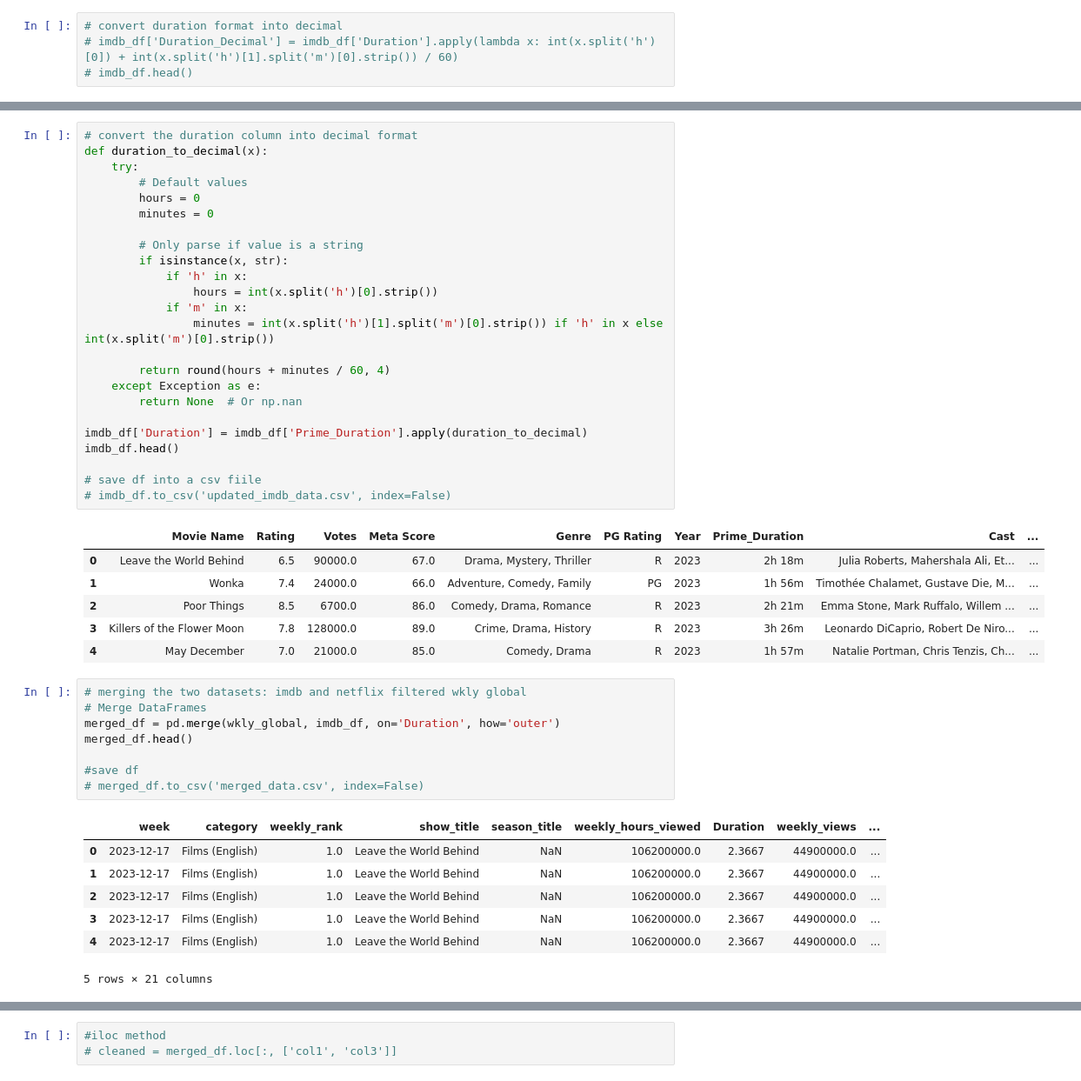
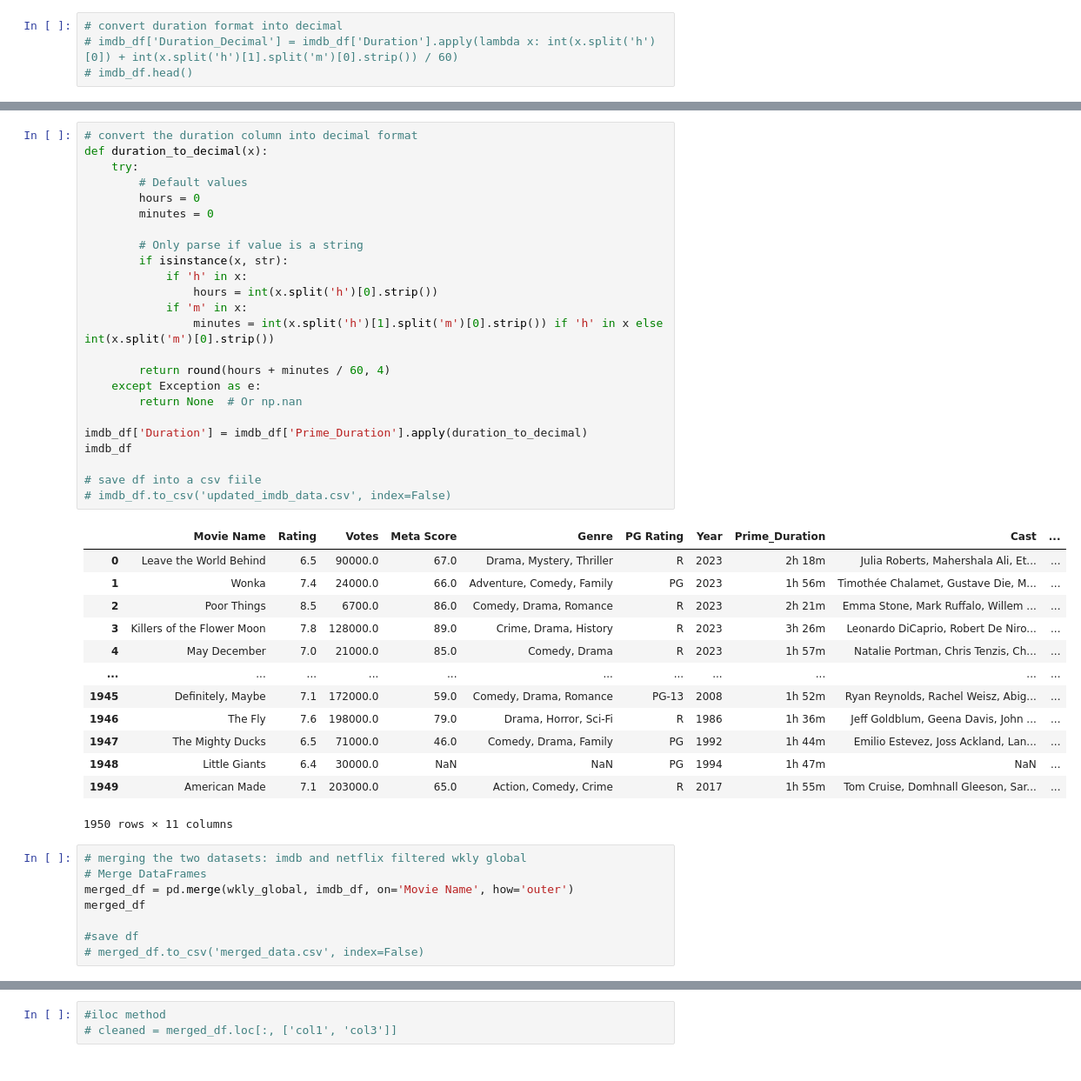
Before and after one commit to mopfun/Project_4_Grp_1, a Jupyter notebook: main.ipynb, the cells around one changed output, grey strips where cells are left out. Shown: that part at 87% size. Saved outputs shown, nothing was run; the diff lists cells and outputs as text.

```diff
--- a/main.ipynb
+++ b/main.ipynb
@@ -149,50 +156,49 @@ imdb_df.head()
 # %%
 # convert the duration column into decimal format
 def duration_to_decimal(x):
     try:
         # Default values
         hours = 0
         minutes = 0
 
         # Only parse if value is a string
         if isinstance(x, str):
             if 'h' in x:
                 hours = int(x.split('h')[0].strip())
             if 'm' in x:
                 minutes = int(x.split('h')[1].split('m')[0].strip()) if 'h' in x else int(x.split('m')[0].strip())
 
         return round(hours + minutes / 60, 4)
     except Exception as e:
         return None  # Or np.nan
 
 imdb_df['Duration'] = imdb_df['Prime_Duration'].apply(duration_to_decimal)
-imdb_df.head()
+imdb_df
 
 # save df into a csv fiile
 # imdb_df.to_csv('updated_imdb_data.csv', index=False)
 # %% [output]
 |  | Movie Name | Rating | Votes | Meta Score | Genre | PG Rating | Year | Prime_Duration | Cast | ... |
 | 0 | Leave the World Behind | 6.5 | 90000.0 | 67.0 | Drama, Mystery, Thriller | R | 2023 | 2h 18m | Julia Roberts, Mahershala Ali, Et... | ... |
 | 1 | Wonka | 7.4 | 24000.0 | 66.0 | Adventure, Comedy, Family | PG | 2023 | 1h 56m | Timothée Chalamet, Gustave Die, M... | ... |
 | 2 | Poor Things | 8.5 | 6700.0 | 86.0 | Comedy, Drama, Romance | R | 2023 | 2h 21m | Emma Stone, Mark Ruffalo, Willem ... | ... |
 | 3 | Killers of the Flower Moon | 7.8 | 128000.0 | 89.0 | Crime, Drama, History | R | 2023 | 3h 26m | Leonardo DiCaprio, Robert De Niro... | ... |
 | 4 | May December | 7.0 | 21000.0 | 85.0 | Comedy, Drama | R | 2023 | 1h 57m | Natalie Portman, Chris Tenzis, Ch... | ... |
+| ... | ... | ... | ... | ... | ... | ... | ... | ... | ... | ... |
+| 1945 | Definitely, Maybe | 7.1 | 172000.0 | 59.0 | Comedy, Drama, Romance | PG-13 | 2008 | 1h 52m | Ryan Reynolds, Rachel Weisz, Abig... | ... |
+| 1946 | The Fly | 7.6 | 198000.0 | 79.0 | Drama, Horror, Sci-Fi | R | 1986 | 1h 36m | Jeff Goldblum, Geena Davis, John ... | ... |
+| 1947 | The Mighty Ducks | 6.5 | 71000.0 | 46.0 | Comedy, Drama, Family | PG | 1992 | 1h 44m | Emilio Estevez, Joss Ackland, Lan... | ... |
+| 1948 | Little Giants | 6.4 | 30000.0 | NaN | NaN | PG | 1994 | 1h 47m | NaN | ... |
+| 1949 | American Made | 7.1 | 203000.0 | 65.0 | Action, Comedy, Crime | R | 2017 | 1h 55m | Tom Cruise, Domhnall Gleeson, Sar... | ... |
+1950 rows × 11 columns
 # %%
 # merging the two datasets: imdb and netflix filtered wkly global
 # Merge DataFrames
-merged_df = pd.merge(wkly_global, imdb_df, on='Duration', how='outer')
-merged_df.head()
+merged_df = pd.merge(wkly_global, imdb_df, on='Movie Name', how='outer')
+merged_df
 
 #save df
 # merged_df.to_csv('merged_data.csv', index=False)
-# %% [output]
-|  | week | category | weekly_rank | show_title | season_title | weekly_hours_viewed | Duration | weekly_views | ... |
-| 0 | 2023-12-17 | Films (English) | 1.0 | Leave the World Behind | NaN | 106200000.0 | 2.3667 | 44900000.0 | ... |
-| 1 | 2023-12-17 | Films (English) | 1.0 | Leave the World Behind | NaN | 106200000.0 | 2.3667 | 44900000.0 | ... |
-| 2 | 2023-12-17 | Films (English) | 1.0 | Leave the World Behind | NaN | 106200000.0 | 2.3667 | 44900000.0 | ... |
-| 3 | 2023-12-17 | Films (English) | 1.0 | Leave the World Behind | NaN | 106200000.0 | 2.3667 | 44900000.0 | ... |
-| 4 | 2023-12-17 | Films (English) | 1.0 | Leave the World Behind | NaN | 106200000.0 | 2.3667 | 44900000.0 | ... |
-5 rows × 21 columns
 # %%
 cleaned_data = merged_df.drop(columns=['category', 'season_title', 'is_staggered_launch', 'episode_launch_details', 'Prime_Duration'])
 cleaned_data.head()
```
Also changed, not shown: parts of 4 cells of this notebook.
